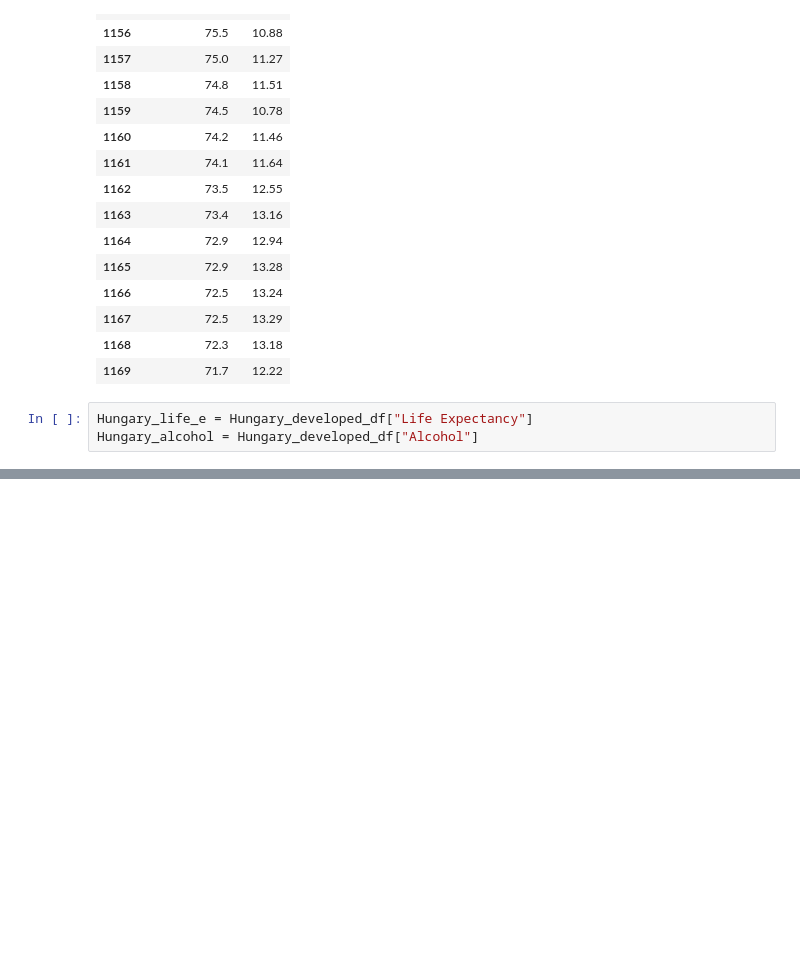
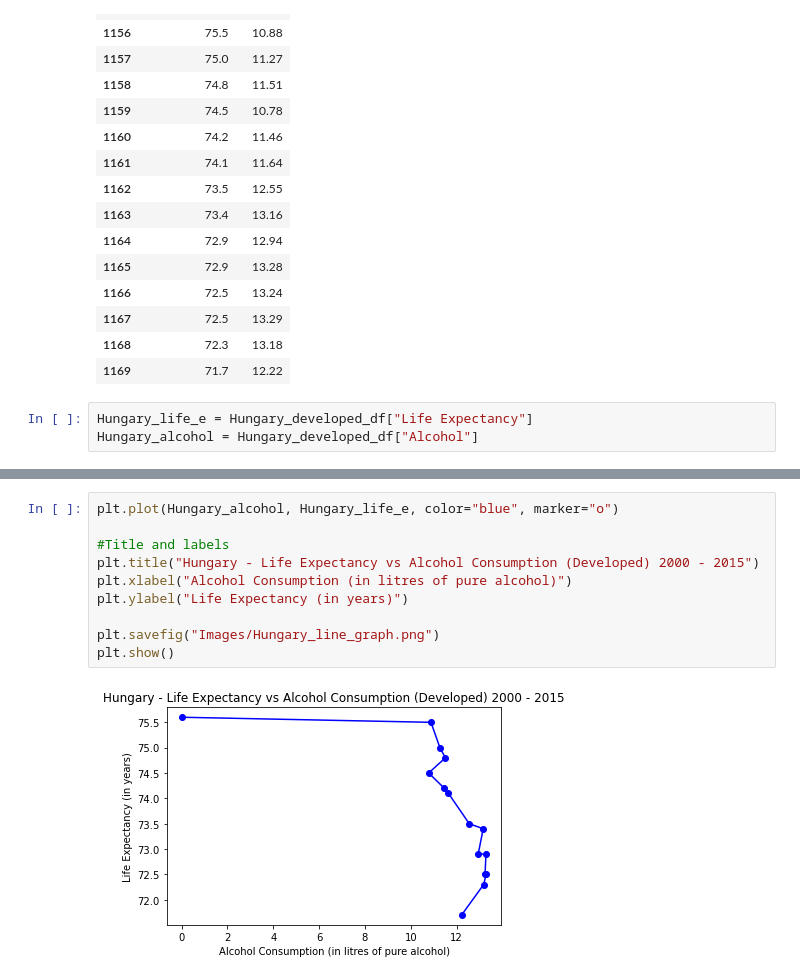
Before and after one commit to jaryan77/TeamTitans_Project_1, a Jupyter notebook: alcohol.ipynb, the cells around one changed output, grey strips where cells are left out. Cells and saved outputs as stored; diff of their text form; blank space fills up the shorter version.

```diff
--- a/alcohol.ipynb
+++ b/alcohol.ipynb
@@ -266,3 +272,15 @@ plt.savefig("Images/Hungary_line_graph.png")
 plt.show()
 # %% [output]
 [figure]
+# %%
+plt.plot(Hungary_alcohol, Hungary_life_e, color="blue", marker="o")
+
+#Title and labels
+plt.title("Hungary - Life Expectancy vs Alcohol Consumption (Developed) 2000 - 2015")
+plt.xlabel("Alcohol Consumption (in litres of pure alcohol)")
+plt.ylabel("Life Expectancy (in years)")
+
+plt.savefig("Images/Hungary_line_graph.png")
+plt.show()
+# %% [output]
+[figure, added]
```
Also changed, not shown: parts of 1 cell of this notebook.
